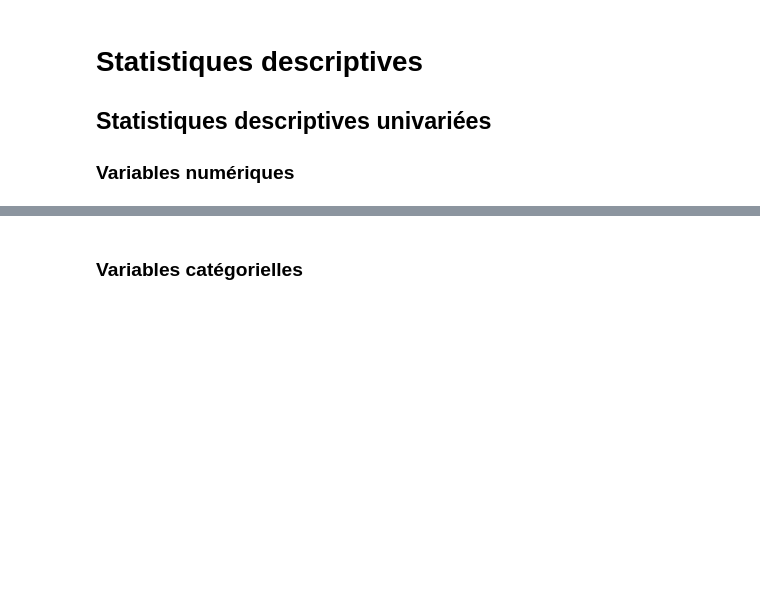
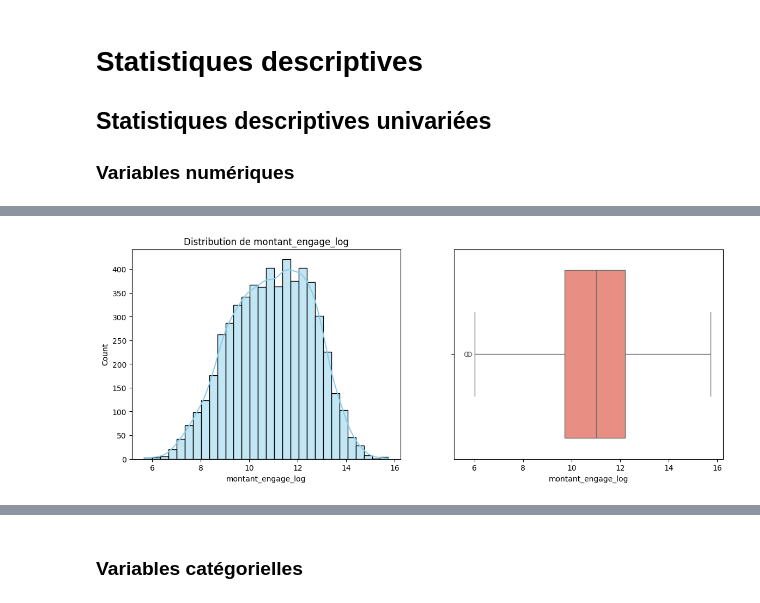
Before and after one commit to Isahrv/projet_methodes_agregations, a Jupyter notebook: code.ipynb, the cells around one changed output, grey strips where cells are left out. Saved outputs shown, nothing was run; the diff lists cells and outputs as text; code cells hidden in the pictures; blank space fills up the shorter version.

```diff
--- a/code.ipynb
+++ b/code.ipynb
@@ -236,18 +359,12 @@ Error:
 # Binning pour date_creation
 df["date_creation"] = pd.to_datetime(df["date_creation"], errors="coerce")
 df["annee_creation"] = df["date_creation"].dt.year
+
 df["annee_creation_bin"] = pd.cut(
     df["annee_creation"],
     bins=[1900, 1980, 1990, 2000, 2010, 2020, 2030],
     labels=["<1980", "80-89", "90-99", "00-09", "10-19", "20+"]
 )
-
-# Binning en quantiles
-df["annee_creation_qbin"] = pd.qcut(
-    df["annee_creation"],
-    q=5,
-    labels=["Q1", "Q2", "Q3", "Q4", "Q5"]
-)
 # %% [markdown]
 ### A partir des variables textuelles
 # %%
@@ -321,0 +512,21 @@ for col in df.select_dtypes('float64').columns:
+# %%
+# Transformation logarithmique pour montant_engage
+df["montant_engage_log"] = np.log1p(df["montant_engage"])
+
+# Suppression de l'ancienne variable
+df = df.drop(columns=["montant_engage"])
+
+# Visualisation après transformation
+for col in ["montant_engage_log"]:
+    fig, axes = plt.subplots(1,2, figsize=(14,5))
+
+    # Histogramme
+    sns.histplot(df[col], bins=30, kde=True, ax=axes[0], color="skyblue")
+    axes[0].set_title(f"Distribution de {col}")
+
+    # Boxplot
+    sns.boxplot(x=df[col], ax=axes[1], color="salmon")
+
+# La distribution paraît plus normale et il y a désormais uniquement 2 potentielles valeurs atypiques
+# %% [output]
+[figure, added]
```
Also changed, not shown: parts of 23 cells of this notebook.
